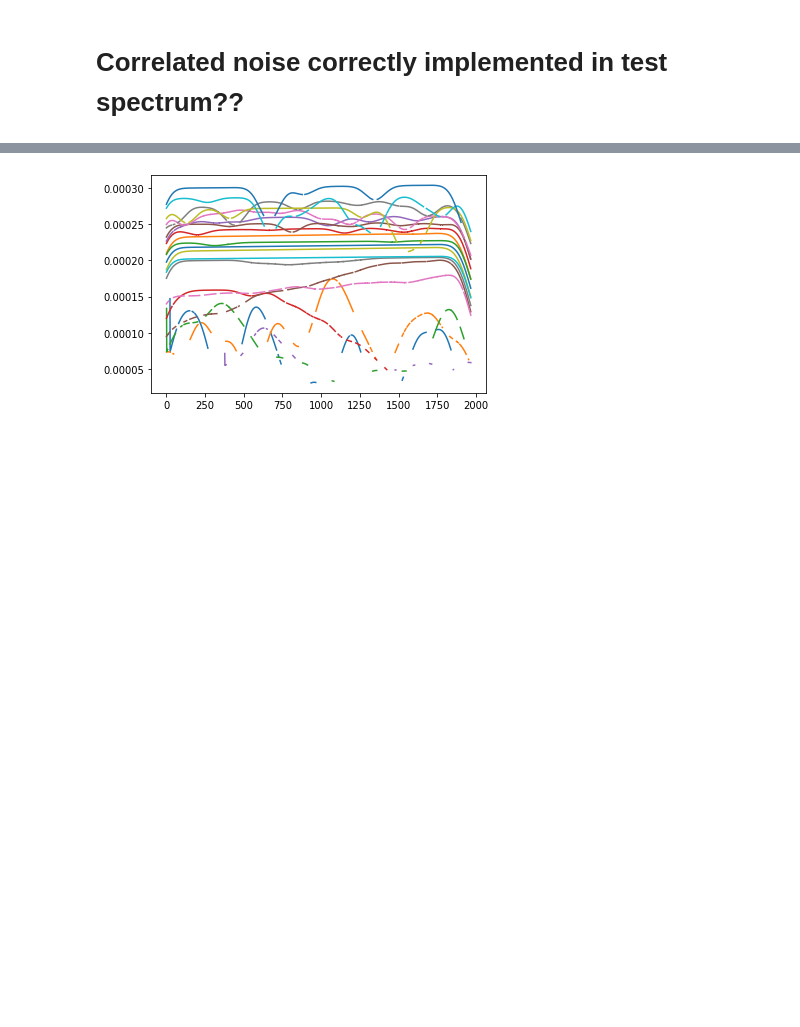
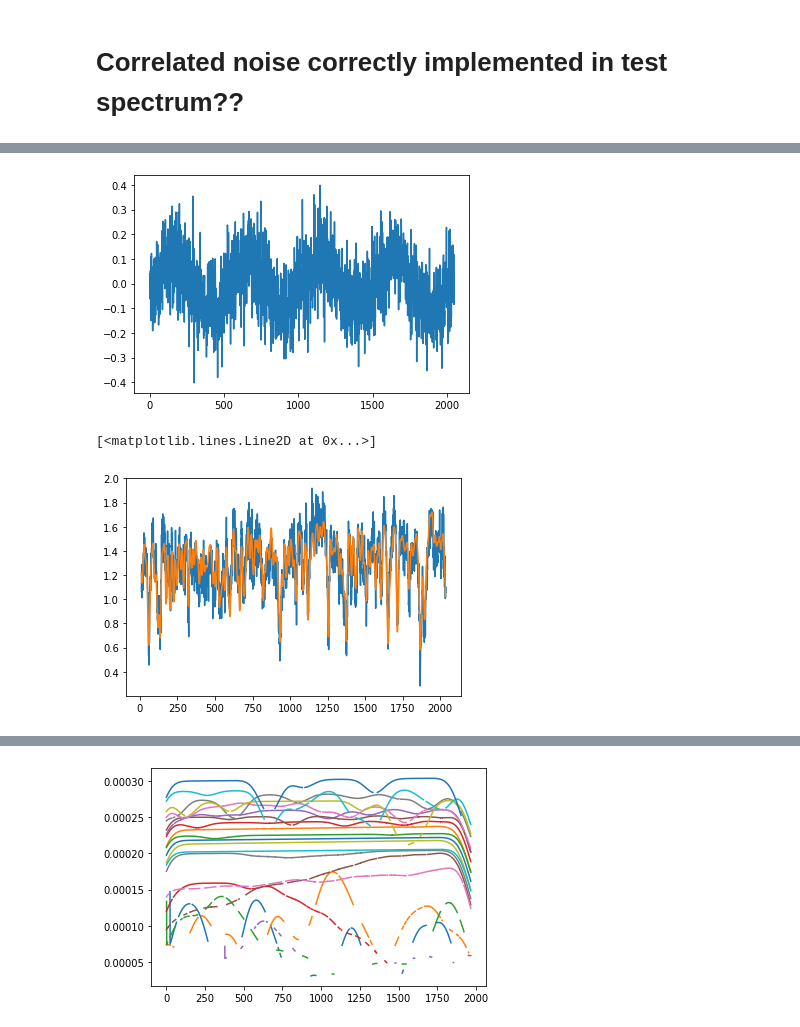
Before and after one commit to NatalieGrasser/atm_retrieval, a Jupyter notebook: atm_retrieval/debugging.ipynb, the cells around one changed output, grey strips where cells are left out. Saved outputs shown, nothing was run; the diff lists cells and outputs as text; code cells hidden in the pictures; blank space fills up the shorter version.

Commit message:
new correlated test spectrum

```diff
--- a/atm_retrieval/debugging.ipynb
+++ b/atm_retrieval/debugging.ipynb
@@ -161,0 +153,24 @@ Text(0.5, 0, 'Wavelength [nm]')
+# %%
+test=Target('test')
+wl,fl,err=test.load_spectrum()
+
+white_noise=np.random.normal(np.zeros_like(fl),0.1,size=fl.shape)
+fl_GP=np.copy(fl)
+err_GP=np.full(shape=fl.shape,fill_value=np.nan)
+
+for i in range(7):
+    for j in range(3):
+        w=wl[i,j]
+        err_corr=0.1*np.sin((w-np.nanmean(w))*2)
+        err_new=white_noise[i,j]+err_corr
+        err_GP[i,j]=err_new
+        fl_GP[i,j]+=err_new
+
+plt.plot(err_GP[2,2])
+plt.show()
+plt.plot(fl_GP[2,2])
+plt.plot(fl[2,2])
+# %% [output]
+[figure, added]
+[<matplotlib.lines.Line2D at 0x...>]
+[figure, added]
```
Also changed, not shown: parts of 5 cells of this notebook, 4 other files.
